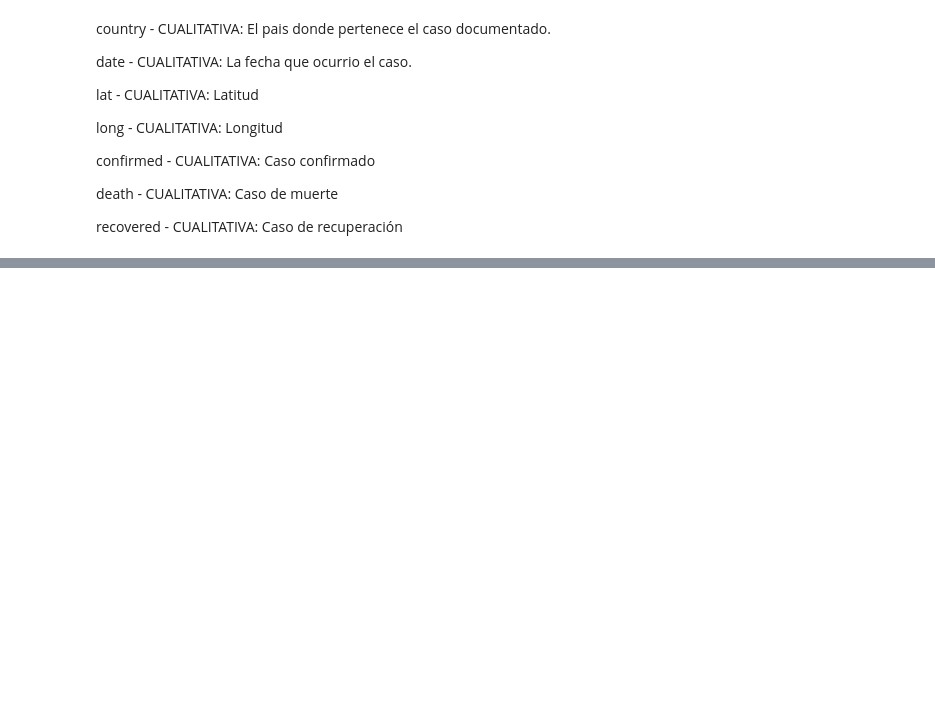
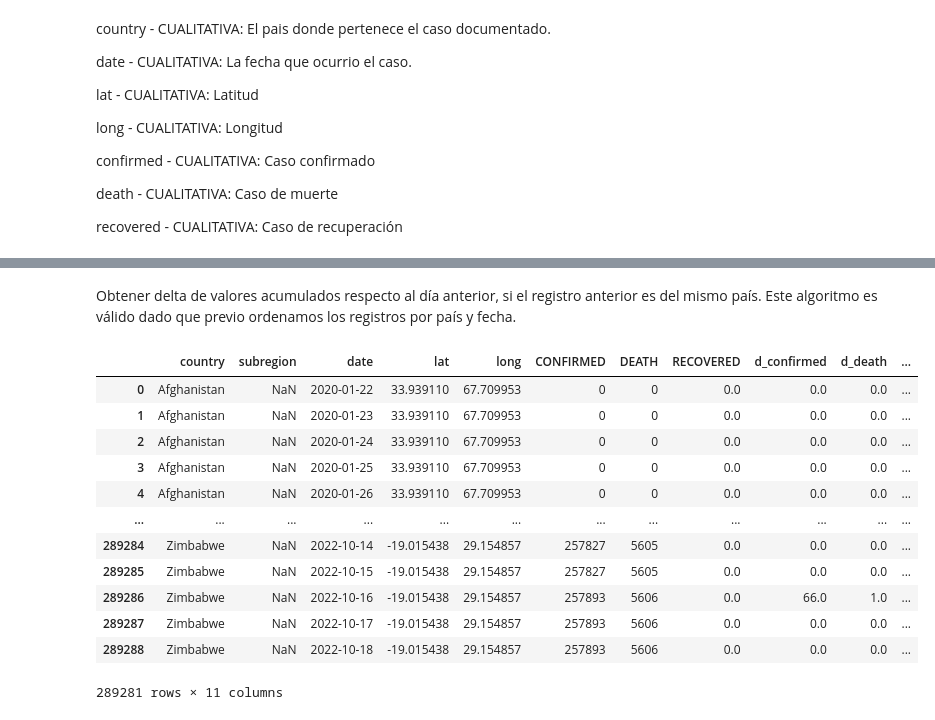
Before and after one commit to JavierCotto5201/DataScience-LAB8, a Jupyter notebook: Laboratorio8.ipynb, the cells around one changed output, grey strips where cells are left out. Cells and saved outputs as stored; diff of their text form; code cells hidden in the pictures; blank space fills up the shorter version.

```diff
--- a/Laboratorio8.ipynb
+++ b/Laboratorio8.ipynb
@@ -359,0 +388,3 @@ sns.pairplot(covid_data)
+# %%
+covid_data = covid_data.sort_values(['country', 'date'])
+covid_data
@@ -359,0 +405,34 @@ sns.pairplot(covid_data)
+# %% [markdown]
+Obtener delta de valores acumulados respecto al día anterior, si el registro anterior es del mismo país. Este algoritmo es válido dado que previo ordenamos los registros por país y fecha.
+# %%
+covid_data['d_confirmed'] = np.where(
+    covid_data['country'] == covid_data['country'].shift(1),
+    covid_data['CONFIRMED'] - covid_data['CONFIRMED'].shift(1),
+    0
+)
+covid_data['d_death'] = np.where(
+    covid_data['country'] == covid_data['country'].shift(1),
+    covid_data['DEATH'] - covid_data['DEATH'].shift(1),
+    0
+)
+covid_data['d_recovered'] = np.where(
+    covid_data['country'] == covid_data['country'].shift(1),
+    covid_data['RECOVERED'] - covid_data['RECOVERED'].shift(1),
+    0
+)
+# %%
+covid_data
+# %% [output]
+|  | country | subregion | date | lat | long | CONFIRMED | DEATH | RECOVERED | d_confirmed | d_death | ... |
+| 0 | Afghanistan | NaN | 2020-01-22 | 33.939110 | 67.709953 | 0 | 0 | 0.0 | 0.0 | 0.0 | ... |
+| 1 | Afghanistan | NaN | 2020-01-23 | 33.939110 | 67.709953 | 0 | 0 | 0.0 | 0.0 | 0.0 | ... |
+| 2 | Afghanistan | NaN | 2020-01-24 | 33.939110 | 67.709953 | 0 | 0 | 0.0 | 0.0 | 0.0 | ... |
+| 3 | Afghanistan | NaN | 2020-01-25 | 33.939110 | 67.709953 | 0 | 0 | 0.0 | 0.0 | 0.0 | ... |
+| 4 | Afghanistan | NaN | 2020-01-26 | 33.939110 | 67.709953 | 0 | 0 | 0.0 | 0.0 | 0.0 | ... |
+| ... | ... | ... | ... | ... | ... | ... | ... | ... | ... | ... | ... |
+| 289284 | Zimbabwe | NaN | 2022-10-14 | -19.015438 | 29.154857 | 257827 | 5605 | 0.0 | 0.0 | 0.0 | ... |
+| 289285 | Zimbabwe | NaN | 2022-10-15 | -19.015438 | 29.154857 | 257827 | 5605 | 0.0 | 0.0 | 0.0 | ... |
+| 289286 | Zimbabwe | NaN | 2022-10-16 | -19.015438 | 29.154857 | 257893 | 5606 | 0.0 | 66.0 | 1.0 | ... |
+| 289287 | Zimbabwe | NaN | 2022-10-17 | -19.015438 | 29.154857 | 257893 | 5606 | 0.0 | 0.0 | 0.0 | ... |
+| 289288 | Zimbabwe | NaN | 2022-10-18 | -19.015438 | 29.154857 | 257893 | 5606 | 0.0 | 0.0 | 0.0 | ... |
+289281 rows × 11 columns
```
Also changed, not shown: parts of 15 cells of this notebook.
